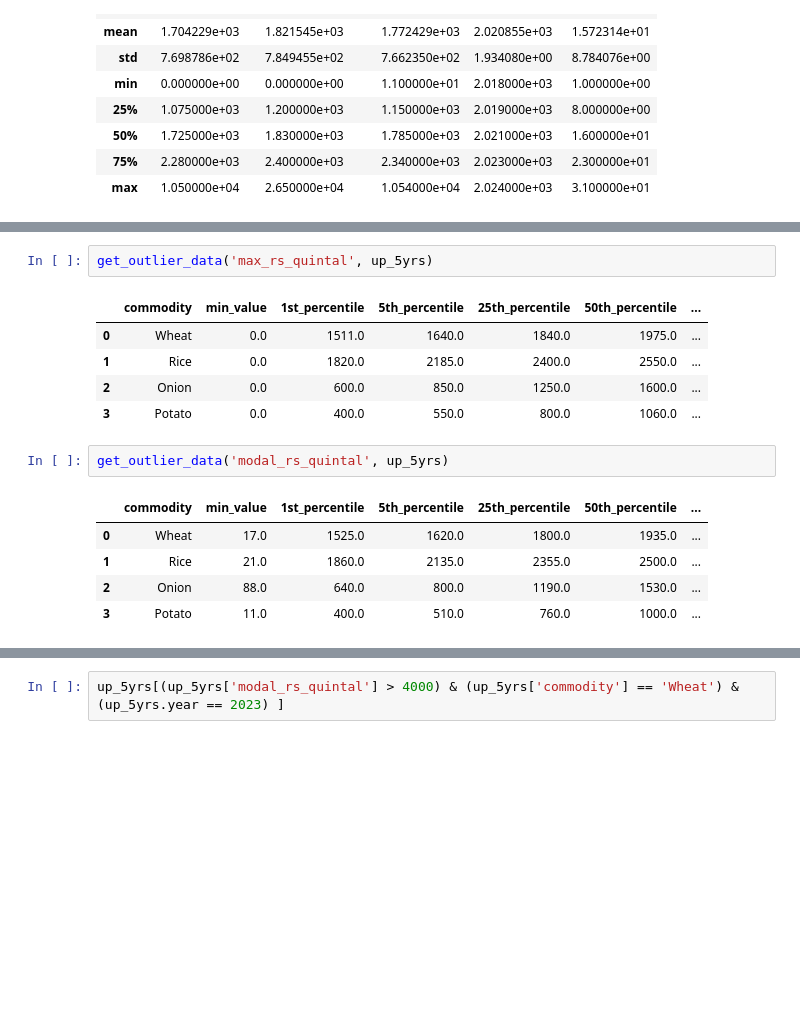
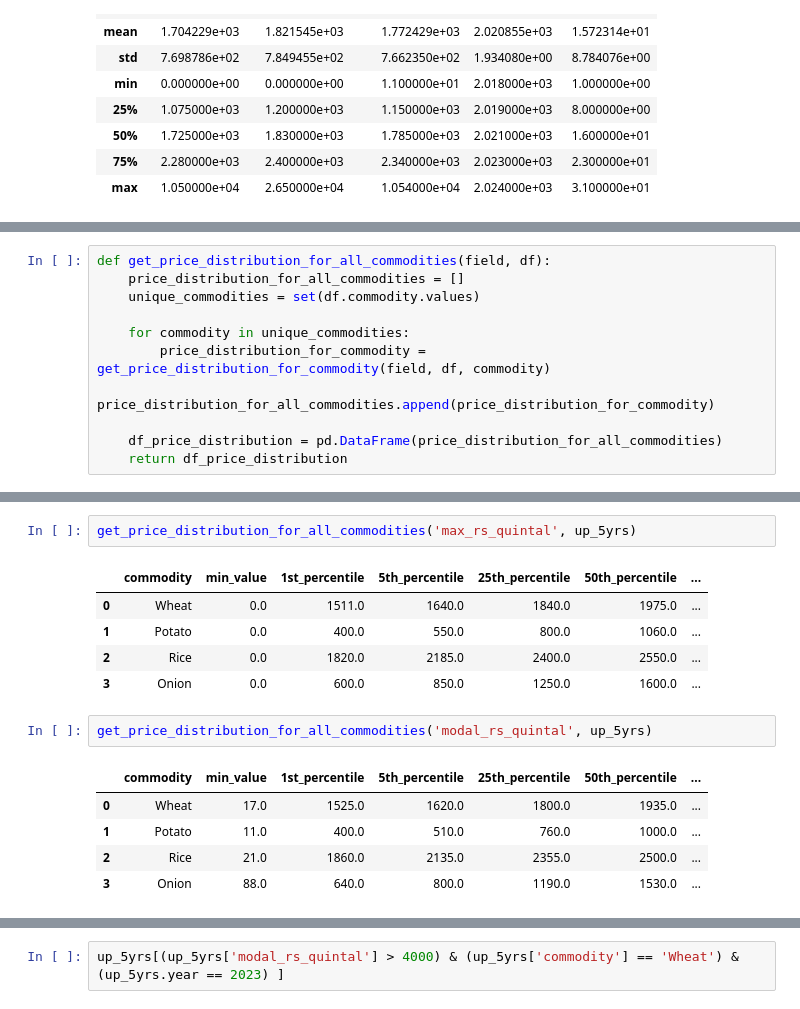
Before and after one commit to mashriram/sih_2024, a Jupyter notebook: src/02_pre_processing.ipynb, the cells around one changed output, grey strips where cells are left out. Cells and saved outputs as stored; diff of their text form; blank space fills up the shorter version.

```diff
--- a/src/02_pre_processing.ipynb
+++ b/src/02_pre_processing.ipynb
@@ -108 +102,12 @@ def get_outlier_data(field, df):
+# %%
+def get_price_distribution_for_all_commodities(field, df):
+    price_distribution_for_all_commodities = []
+    unique_commodities = set(df.commodity.values)
+
+    for commodity in unique_commodities:
+        price_distribution_for_commodity = get_price_distribution_for_commodity(field, df, commodity)
+        price_distribution_for_all_commodities.append(price_distribution_for_commodity)
+
+    df_price_distribution = pd.DataFrame(price_distribution_for_all_commodities)
+    return df_price_distribution
 # %%
@@ -116,16 +129,16 @@ get_outlier_data('min_rs_quintal', up_5yrs)
 # %%
-get_outlier_data('max_rs_quintal', up_5yrs)
+get_price_distribution_for_all_commodities('max_rs_quintal', up_5yrs)
 # %% [output]
 |  | commodity | min_value | 1st_percentile | 5th_percentile | 25th_percentile | 50th_percentile | ... |
 | 0 | Wheat | 0.0 | 1511.0 | 1640.0 | 1840.0 | 1975.0 | ... |
-| 1 | Rice | 0.0 | 1820.0 | 2185.0 | 2400.0 | 2550.0 | ... |
-| 2 | Onion | 0.0 | 600.0 | 850.0 | 1250.0 | 1600.0 | ... |
-| 3 | Potato | 0.0 | 400.0 | 550.0 | 800.0 | 1060.0 | ... |
+| 1 | Potato | 0.0 | 400.0 | 550.0 | 800.0 | 1060.0 | ... |
+| 2 | Rice | 0.0 | 1820.0 | 2185.0 | 2400.0 | 2550.0 | ... |
+| 3 | Onion | 0.0 | 600.0 | 850.0 | 1250.0 | 1600.0 | ... |
 # %%
-get_outlier_data('modal_rs_quintal', up_5yrs)
+get_price_distribution_for_all_commodities('modal_rs_quintal', up_5yrs)
 # %% [output]
 |  | commodity | min_value | 1st_percentile | 5th_percentile | 25th_percentile | 50th_percentile | ... |
 | 0 | Wheat | 17.0 | 1525.0 | 1620.0 | 1800.0 | 1935.0 | ... |
-| 1 | Rice | 21.0 | 1860.0 | 2135.0 | 2355.0 | 2500.0 | ... |
-| 2 | Onion | 88.0 | 640.0 | 800.0 | 1190.0 | 1530.0 | ... |
-| 3 | Potato | 11.0 | 400.0 | 510.0 | 760.0 | 1000.0 | ... |
+| 1 | Potato | 11.0 | 400.0 | 510.0 | 760.0 | 1000.0 | ... |
+| 2 | Rice | 21.0 | 1860.0 | 2135.0 | 2355.0 | 2500.0 | ... |
+| 3 | Onion | 88.0 | 640.0 | 800.0 | 1190.0 | 1530.0 | ... |
```
Also changed, not shown: parts of 26 cells of this notebook.
